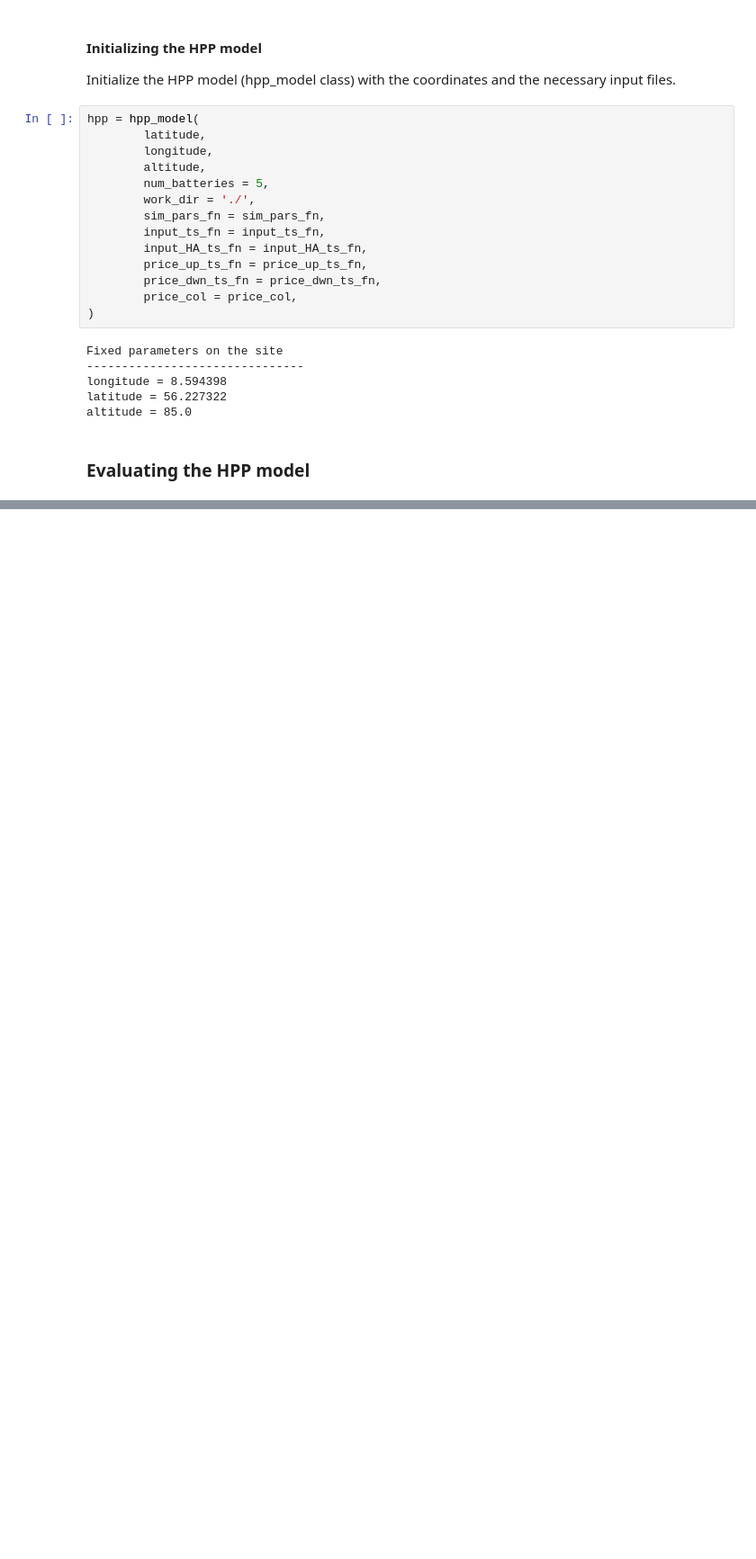
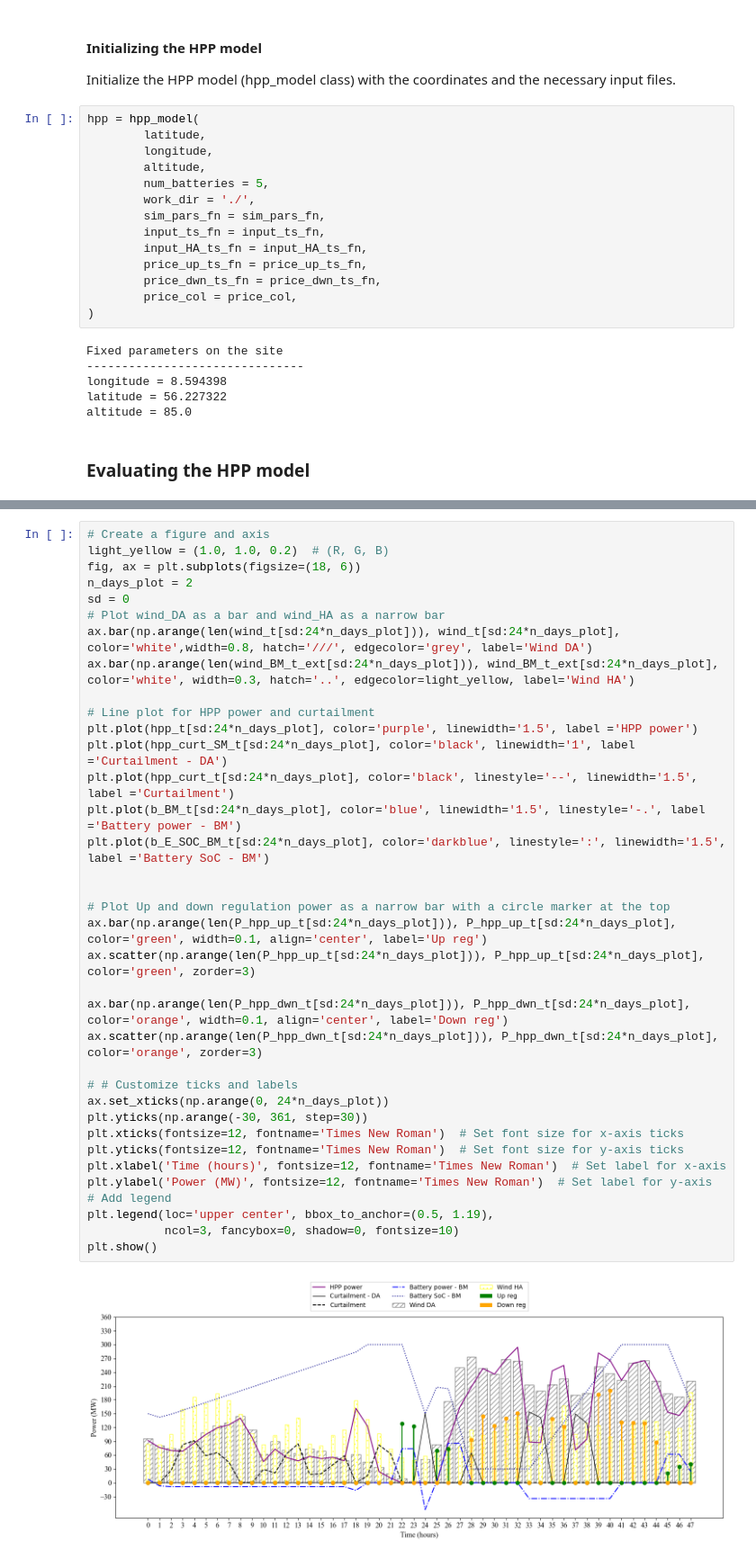
Before and after one commit to PauldeCortanze/Master_Thesis, a Jupyter notebook: docs/notebooks/HPP_evaluation_BM.ipynb, the cells around one changed output, grey strips where cells are left out. Shown: that part at 90% size. Cells and saved outputs as stored; diff of their text form; blank space fills up the shorter version.

```diff
--- a/docs/notebooks/HPP_evaluation_BM.ipynb
+++ b/docs/notebooks/HPP_evaluation_BM.ipynb
@@ -251,2 +216,40 @@ plt.legend(loc='upper center', bbox_to_anchor=(0.5, 1.15),
+# %%
+# Create a figure and axis
+light_yellow = (1.0, 1.0, 0.2)  # (R, G, B)
+fig, ax = plt.subplots(figsize=(18, 6))
+n_days_plot = 2
+sd = 0
+# Plot wind_DA as a bar and wind_HA as a narrow bar
+ax.bar(np.arange(len(wind_t[sd:24*n_days_plot])), wind_t[sd:24*n_days_plot], color='white',width=0.8, hatch='///', edgecolor='grey', label='Wind DA')
+ax.bar(np.arange(len(wind_BM_t_ext[sd:24*n_days_plot])), wind_BM_t_ext[sd:24*n_days_plot], color='white', width=0.3, hatch='..', edgecolor=light_yellow, label='Wind HA')
+
+# Line plot for HPP power and curtailment
+plt.plot(hpp_t[sd:24*n_days_plot], color='purple', linewidth='1.5', label ='HPP power')
+plt.plot(hpp_curt_SM_t[sd:24*n_days_plot], color='black', linewidth='1', label ='Curtailment - DA')
+plt.plot(hpp_curt_t[sd:24*n_days_plot], color='black', linestyle='--', linewidth='1.5', label ='Curtailment')
+plt.plot(b_BM_t[sd:24*n_days_plot], color='blue', linewidth='1.5', linestyle='-.', label ='Battery power - BM')
+plt.plot(b_E_SOC_BM_t[sd:24*n_days_plot], color='darkblue', linestyle=':', linewidth='1.5', label ='Battery SoC - BM')
+
+
+# Plot Up and down regulation power as a narrow bar with a circle marker at the top
+ax.bar(np.arange(len(P_hpp_up_t[sd:24*n_days_plot])), P_hpp_up_t[sd:24*n_days_plot], color='green', width=0.1, align='center', label='Up reg')
+ax.scatter(np.arange(len(P_hpp_up_t[sd:24*n_days_plot])), P_hpp_up_t[sd:24*n_days_plot], color='green', zorder=3)
+
+ax.bar(np.arange(len(P_hpp_dwn_t[sd:24*n_days_plot])), P_hpp_dwn_t[sd:24*n_days_plot], color='orange', width=0.1, align='center', label='Down reg')
+ax.scatter(np.arange(len(P_hpp_dwn_t[sd:24*n_days_plot])), P_hpp_dwn_t[sd:24*n_days_plot], color='orange', zorder=3)
+
+# # Customize ticks and labels
+ax.set_xticks(np.arange(0, 24*n_days_plot))
+plt.yticks(np.arange(-30, 361, step=30))
+plt.xticks(fontsize=12, fontname='Times New Roman')  # Set font size for x-axis ticks
+plt.yticks(fontsize=12, fontname='Times New Roman')  # Set font size for y-axis ticks
+plt.xlabel('Time (hours)', fontsize=12, fontname='Times New Roman')  # Set label for x-axis
+plt.ylabel('Power (MW)', fontsize=12, fontname='Times New Roman')  # Set label for y-axis
+# Add legend
+plt.legend(loc='upper center', bbox_to_anchor=(0.5, 1.19),
+           ncol=3, fancybox=0, shadow=0, fontsize=10)
+plt.show()
+# %% [output]
+[figure, added]
 # %%
 results = {'Wind SM': wind_t, 'Wind BM': wind_BM_t_ext[:8760], 'HPP power output SM': hpp_t[:8760],'HPP power output BM': hpp_BM_t[:8760], 'Curtailment SM': hpp_curt_SM_t[:8760], 'Curtailment BM': hpp_curt_BM_t[:8760], \
```
Also changed, not shown: parts of 7 cells of this notebook, 20 other files.
